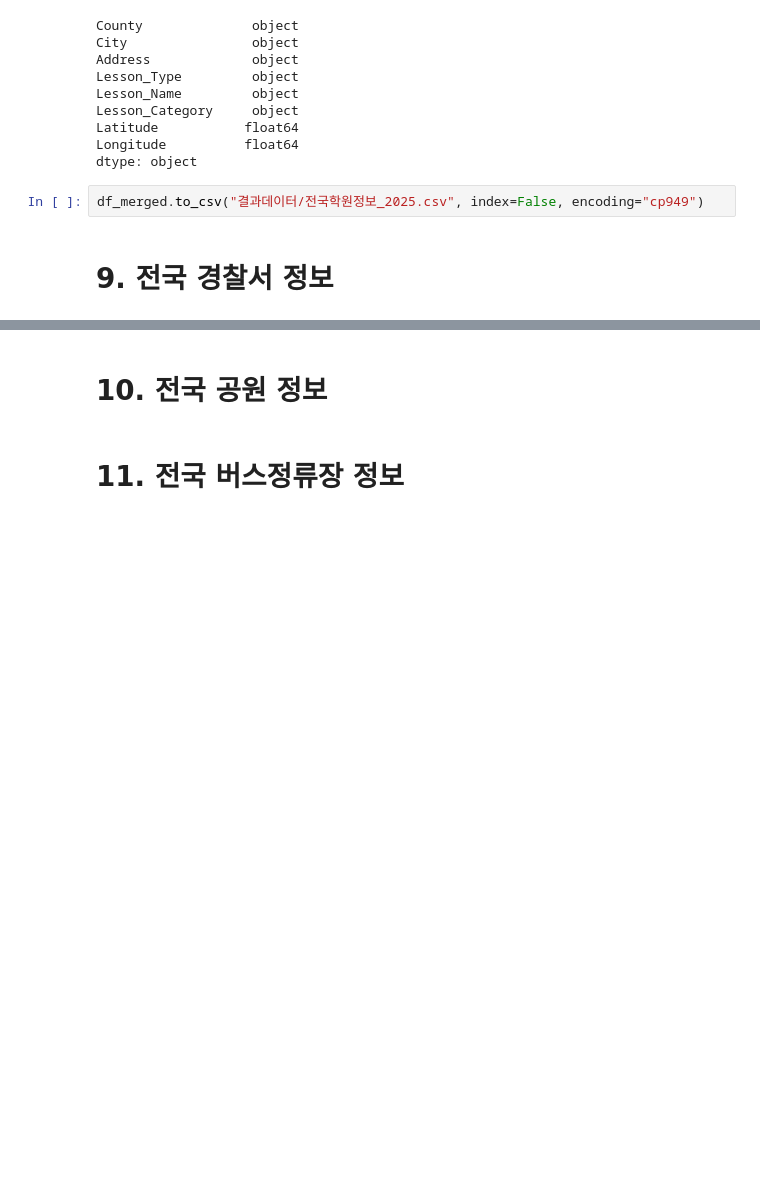
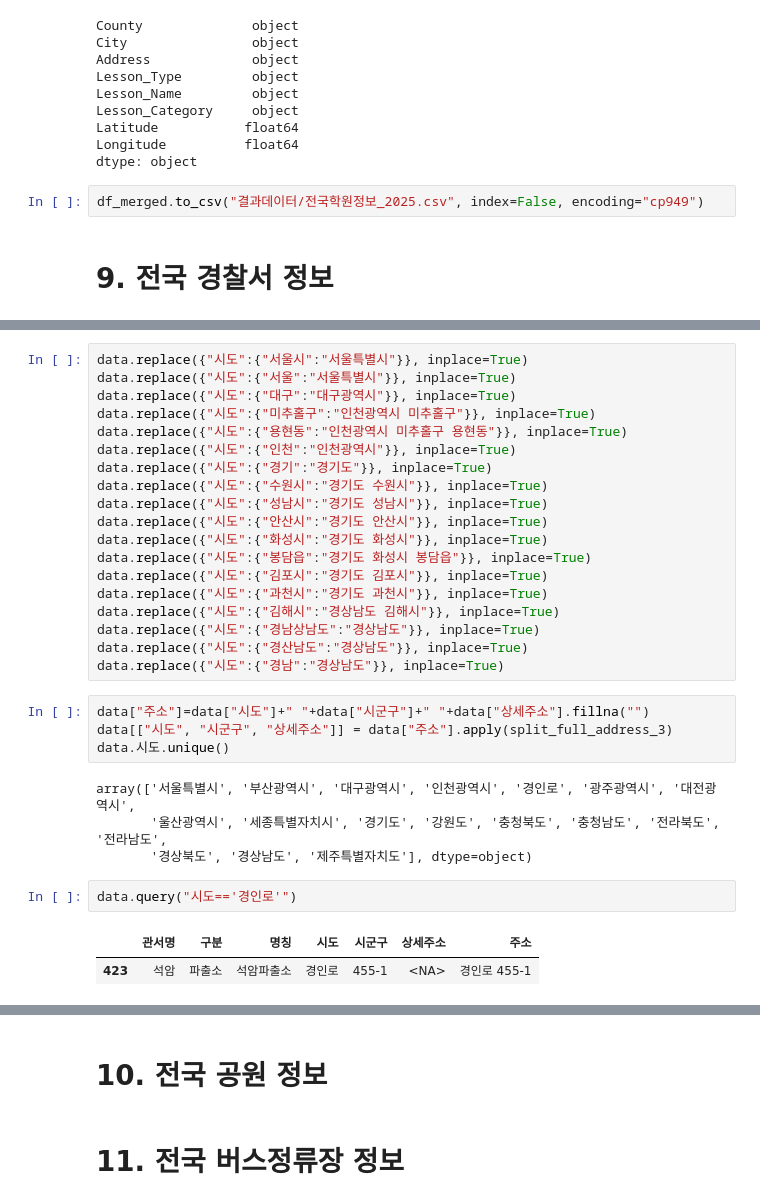
Before and after one commit to DGU-BAF/BAF-25-1-Marketing, a Jupyter notebook: 전처리_통합/데이터전처리_총집합.ipynb, the cells around one changed output, grey strips where cells are left out. Saved outputs shown, nothing was run; the diff lists cells and outputs as text; blank space fills up the shorter version.

```diff
--- a/전처리_통합/데이터전처리_총집합.ipynb
+++ b/전처리_통합/데이터전처리_총집합.ipynb
@@ -2136,0 +2178,32 @@ df_merged.to_csv("결과데이터/전국학원정보_2025.csv", index=False, enc
+# %%
+data.replace({"시도":{"서울시":"서울특별시"}}, inplace=True)
+data.replace({"시도":{"서울":"서울특별시"}}, inplace=True)
+data.replace({"시도":{"대구":"대구광역시"}}, inplace=True)
+data.replace({"시도":{"미추홀구":"인천광역시 미추홀구"}}, inplace=True)
+data.replace({"시도":{"용현동":"인천광역시 미추홀구 용현동"}}, inplace=True)
+data.replace({"시도":{"인천":"인천광역시"}}, inplace=True)
+data.replace({"시도":{"경기":"경기도"}}, inplace=True)
+data.replace({"시도":{"수원시":"경기도 수원시"}}, inplace=True)
+data.replace({"시도":{"성남시":"경기도 성남시"}}, inplace=True)
+data.replace({"시도":{"안산시":"경기도 안산시"}}, inplace=True)
+data.replace({"시도":{"화성시":"경기도 화성시"}}, inplace=True)
+data.replace({"시도":{"봉담읍":"경기도 화성시 봉담읍"}}, inplace=True)
+data.replace({"시도":{"김포시":"경기도 김포시"}}, inplace=True)
+data.replace({"시도":{"과천시":"경기도 과천시"}}, inplace=True)
+data.replace({"시도":{"김해시":"경상남도 김해시"}}, inplace=True)
+data.replace({"시도":{"경남상남도":"경상남도"}}, inplace=True)
+data.replace({"시도":{"경산남도":"경상남도"}}, inplace=True)
+data.replace({"시도":{"경남":"경상남도"}}, inplace=True)
+# %%
+data["주소"]=data["시도"]+" "+data["시군구"]+" "+data["상세주소"].fillna("")
+data[["시도", "시군구", "상세주소"]] = data["주소"].apply(split_full_address_3)
+data.시도.unique()
+# %% [output]
+array(['서울특별시', '부산광역시', '대구광역시', '인천광역시', '경인로', '광주광역시', '대전광역시',
+       '울산광역시', '세종특별자치시', '경기도', '강원도', '충청북도', '충청남도', '전라북도', '전라남도',
+       '경상북도', '경상남도', '제주특별자치도'], dtype=object)
+# %%
+data.query("시도=='경인로'")
+# %% [output]
+|  | 관서명 | 구분 | 명칭 | 시도 | 시군구 | 상세주소 | 주소 |
+| 423 | 석암 | 파출소 | 석암파출소 | 경인로 | 455-1 | <NA> | 경인로 455-1 |
```
Also changed, not shown: parts of 26 cells of this notebook, 2 other files.
